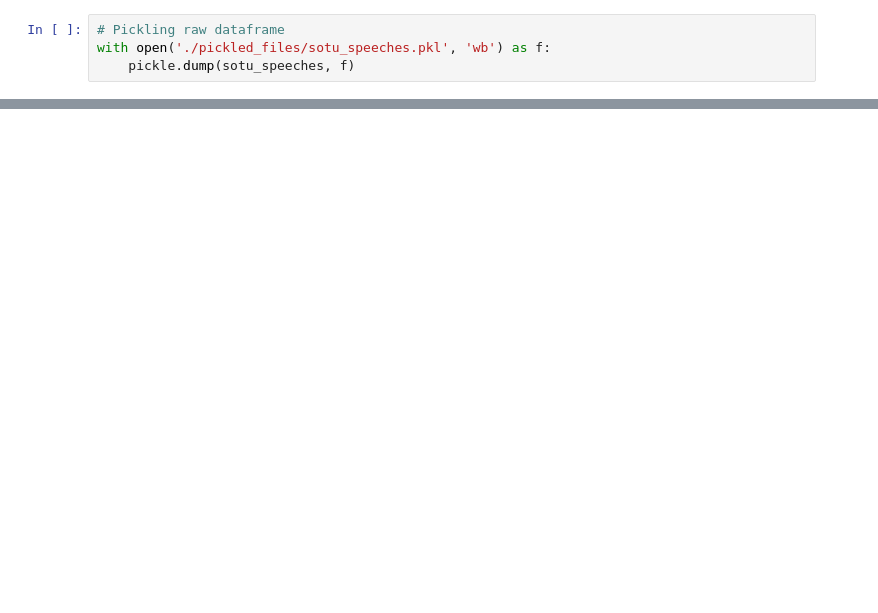
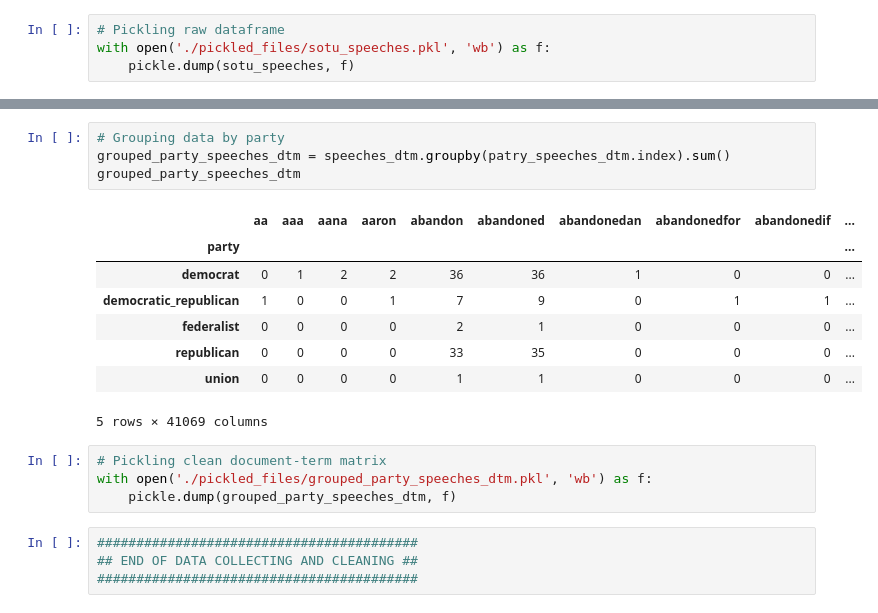
Before and after one commit to tiroger/NLP-SOTU, a Jupyter notebook: scrape_sotu_archives.ipynb, the cells around one changed output, grey strips where cells are left out. Saved outputs shown, nothing was run; the diff lists cells and outputs as text; blank space fills up the shorter version.

```diff
--- a/scrape_sotu_archives.ipynb
+++ b/scrape_sotu_archives.ipynb
@@ -289,0 +438,21 @@ with open('./pickled_files/sotu_speeches.pkl', 'wb') as f:
+# %%
+# Grouping data by party
+grouped_party_speeches_dtm = speeches_dtm.groupby(patry_speeches_dtm.index).sum()
+grouped_party_speeches_dtm
+# %% [output]
+|  | aa | aaa | aana | aaron | abandon | abandoned | abandonedan | abandonedfor | abandonedif | ... |
+| party |  |  |  |  |  |  |  |  |  | ... |
+| democrat | 0 | 1 | 2 | 2 | 36 | 36 | 1 | 0 | 0 | ... |
+| democratic_republican | 1 | 0 | 0 | 1 | 7 | 9 | 0 | 1 | 1 | ... |
+| federalist | 0 | 0 | 0 | 0 | 2 | 1 | 0 | 0 | 0 | ... |
+| republican | 0 | 0 | 0 | 0 | 33 | 35 | 0 | 0 | 0 | ... |
+| union | 0 | 0 | 0 | 0 | 1 | 1 | 0 | 0 | 0 | ... |
+5 rows × 41069 columns
+# %%
+# Pickling clean document-term matrix
+with open('./pickled_files/grouped_party_speeches_dtm.pkl', 'wb') as f:
+    pickle.dump(grouped_party_speeches_dtm, f)
+# %%
+#########################################
+## END OF DATA COLLECTING AND CLEANING ##
+#########################################
```
Also changed, not shown: parts of 22 cells of this notebook, 6 other files.
